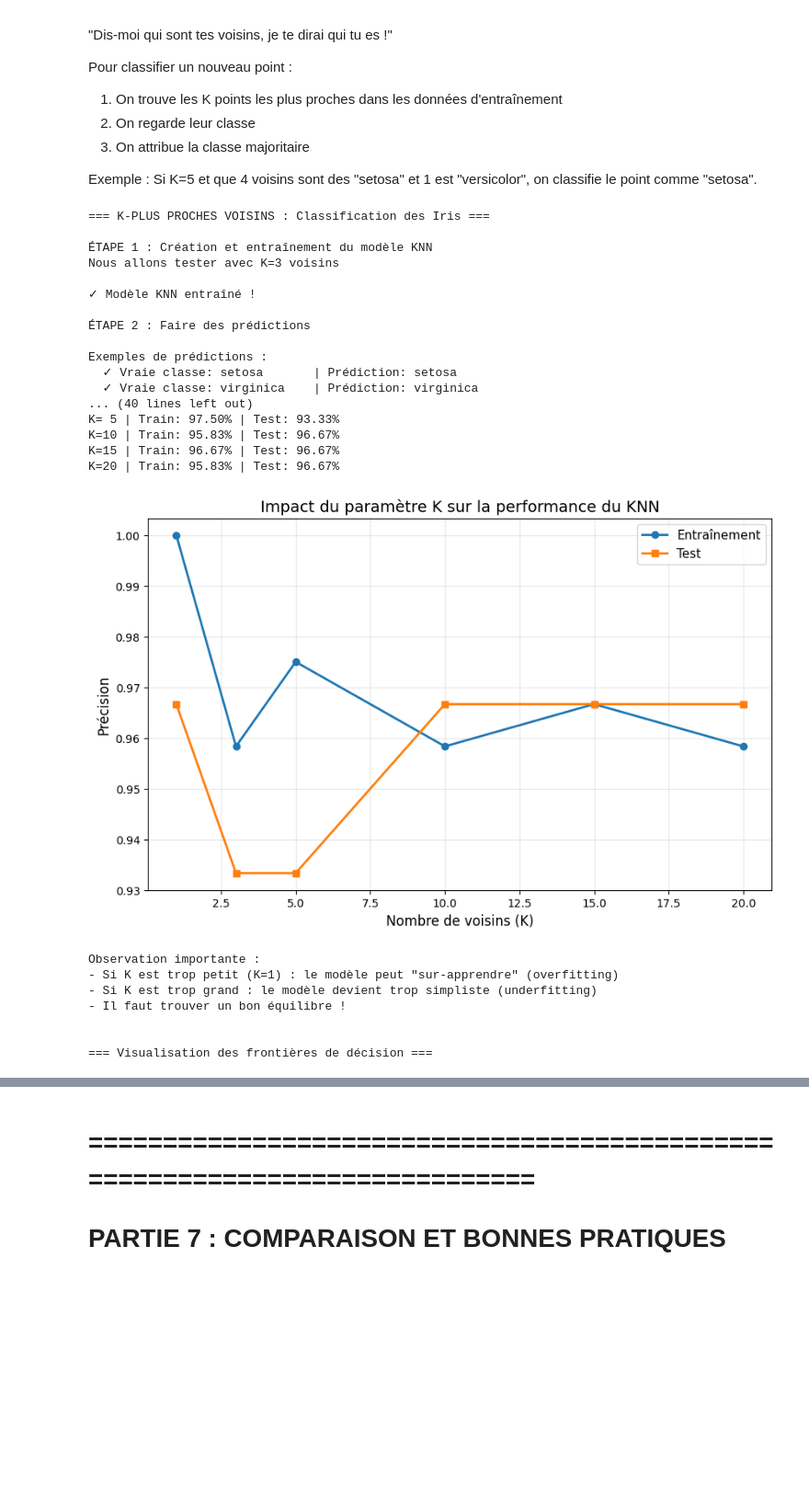
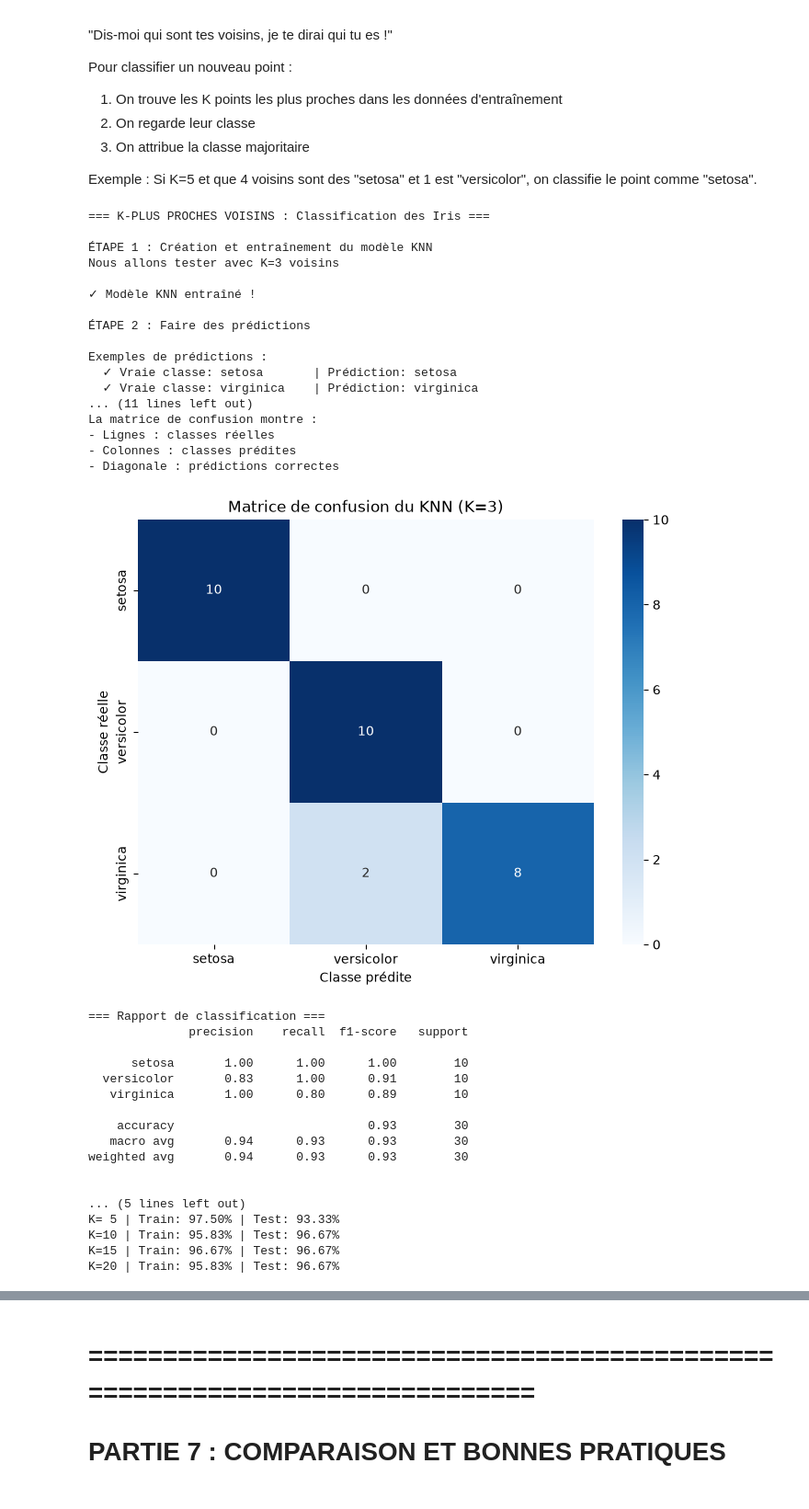
Before and after one commit to jkarsenty/ai-dev-teaching-hub, a Jupyter notebook: Machine-Learning/Part1/Alyra-intro-ML.ipynb, the cells around one changed output, grey strips where cells are left out. Shown at 92% size. Drawn from its saved outputs; the diff is of its cells as text; code cells hidden in the pictures; blank space fills up the shorter version.

```diff
--- a/Machine-Learning/Part1/Alyra-intro-ML.ipynb
+++ b/Machine-Learning/Part1/Alyra-intro-ML.ipynb
@@ -502,11 +521,15 @@ La matrice de confusion montre :
 - Diagonale : prédictions correctes
 """)
 
+# cm with seaborn heatmap for better visualization
 cm = confusion_matrix(y_test_iris, y_pred_knn)
-print("\n           Prédit:")
-print("           ", "  ".join(f"{name:10s}" for name in iris.target_names))
-for i, nom_classe in enumerate(iris.target_names):
-    print(f"Réel {nom_classe:10s}", "  ".join(f"{val:10d}" for val in cm[i]))
+plt.figure(figsize=(8, 6))
+sns.heatmap(cm, annot=True, fmt='d', cmap='Blues',
+            xticklabels=iris.target_names, yticklabels=iris.target_names)
+plt.xlabel('Classe prédite')
+plt.ylabel('Classe réelle')
+plt.title('Matrice de confusion du KNN (K=3)')
+plt.show()
 
 # Rapport de classification détaillé
 print("\n=== Rapport de classification ===")
@@ -591,7 +614,7 @@ plt.show()
 
 
 # Entraînement sur ces 2 caractéristiques
-knn_simple = KNeighborsClassifier(n_neighbors=13)
+knn_simple = KNeighborsClassifier(n_neighbors=15)
 knn_simple.fit(X_simple, y_train_iris)
 
 # Création d'une grille pour visualiser les frontières
@@ -607,43 +630,53 @@ Z = Z.reshape(xx.shape)
 # Visualisation
 plt.figure(figsize=(10, 8))
 plt.contourf(xx, yy, Z, alpha=0.3, cmap='viridis')
 
 # Affichage des points d'entraînement
 colors = ['red', 'green', 'blue']
 for i, nom in enumerate(iris.target_names):
     mask = y_train_iris == i
     plt.scatter(X_simple[mask, 0], X_simple[mask, 1],
                 c=colors[i], label=nom, edgecolor='black', s=100)
 
 plt.xlabel('Longueur des sépales (cm)', fontsize=12)
 plt.ylabel('Largeur des sépales (cm)', fontsize=12)
 plt.title('Frontières de décision du KNN (K=15)', fontsize=14)
 plt.legend(fontsize=11)
 plt.colorbar(label='Classe prédite')
 plt.show()
 # %% [output]
 === K-PLUS PROCHES VOISINS : Classification des Iris ===
 
 ÉTAPE 1 : Création et entraînement du modèle KNN
 Nous allons tester avec K=3 voisins
 
 ✓ Modèle KNN entraîné !
 
 ÉTAPE 2 : Faire des prédictions
 
 Exemples de prédictions :
   ✓ Vraie classe: setosa       | Prédiction: setosa
   ✓ Vraie classe: virginica    | Prédiction: virginica
-... (40 lines left out)
-K= 5 | Train: 97.50% | Test: 93.33%
-K=10 | Train: 95.83% | Test: 96.67%
-K=15 | Train: 96.67% | Test: 96.67%
-K=20 | Train: 95.83% | Test: 96.67%
+... (11 lines left out)
+La matrice de confusion montre :
+- Lignes : classes réelles
+- Colonnes : classes prédites
+- Diagonale : prédictions correctes
-[figure, old version]
+[figure, new version]
-Observation importante :
-- Si K est trop petit (K=1) : le modèle peut "sur-apprendre" (overfitting)
-- Si K est trop grand : le modèle devient trop simpliste (underfitting)
-- Il faut trouver un bon équilibre !
+=== Rapport de classification ===
+              precision    recall  f1-score   support
+
+      setosa       1.00      1.00      1.00        10
+  versicolor       0.83      1.00      0.91        10
+   virginica       1.00      0.80      0.89        10
+
+    accuracy                           0.93        30
+   macro avg       0.94      0.93      0.93        30
+weighted avg       0.94      0.93      0.93        30
 
 
-=== Visualisation des frontières de décision ===
+... (5 lines left out)
+K= 5 | Train: 97.50% | Test: 93.33%
+K=10 | Train: 95.83% | Test: 96.67%
+K=15 | Train: 96.67% | Test: 96.67%
+K=20 | Train: 95.83% | Test: 96.67%
```
Also changed, not shown: parts of 11 cells of this notebook, 4 other files.
